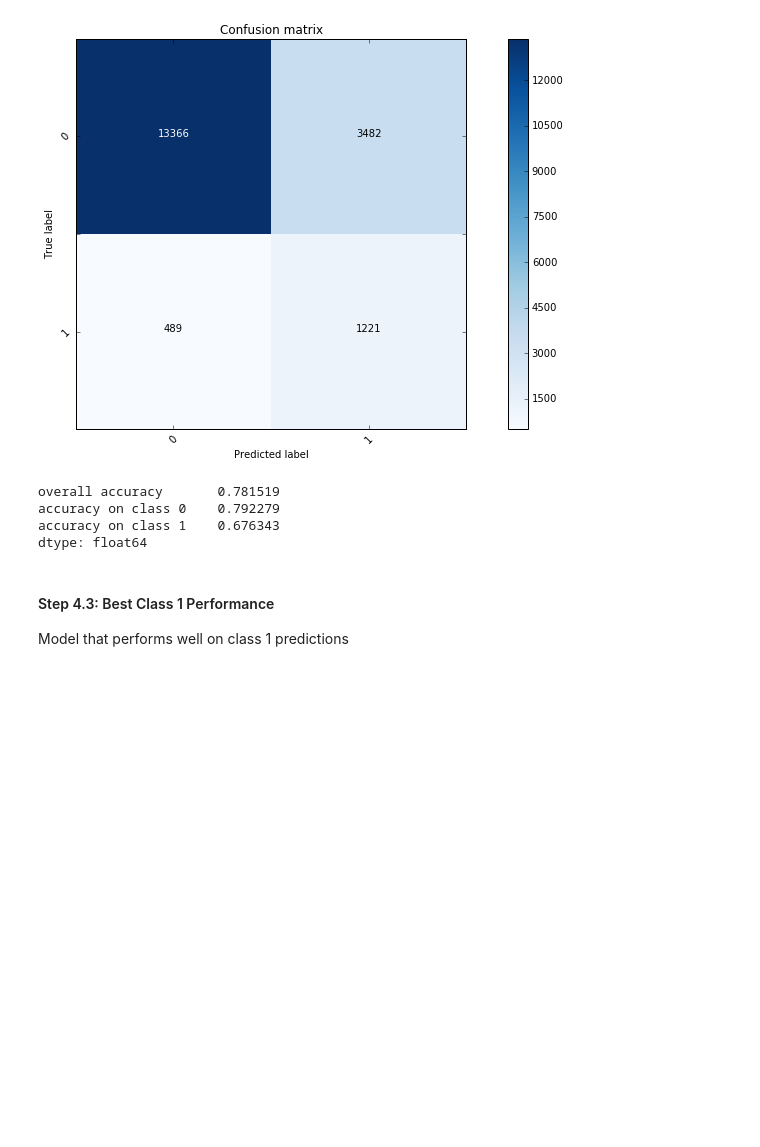
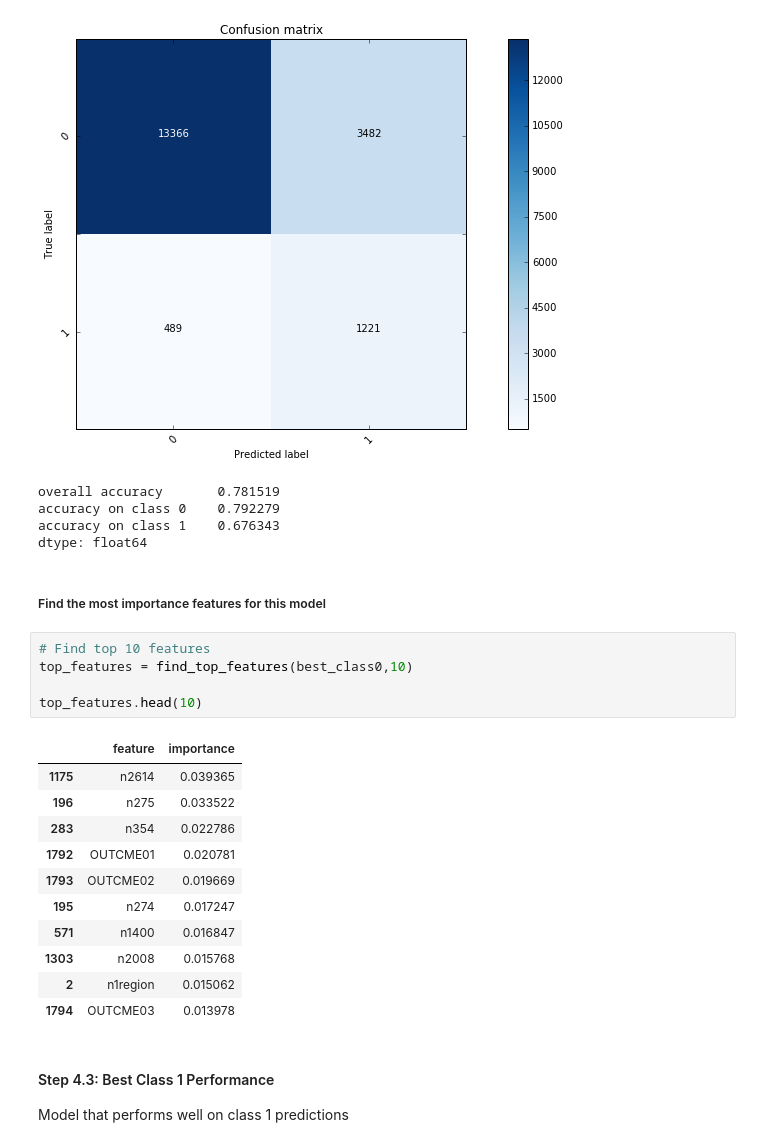
Before and after one commit to harvard-team-pivot/epilepsy-prediction, a Jupyter notebook: docs/ipynb/40_model_03.ipynb, the cells around one changed output. Saved outputs shown, nothing was run; the diff lists cells and outputs as text; blank space fills up the shorter version.

```diff
--- a/docs/ipynb/40_model_03.ipynb
+++ b/docs/ipynb/40_model_03.ipynb
@@ -114,6 +143,25 @@ overall accuracy       0.781519
 accuracy on class 0    0.792279
 accuracy on class 1    0.676343
 dtype: float64
+# %% [markdown]
+##### Find the most importance features for this model
+# %%
+# Find top 10 features
+top_features = find_top_features(best_class0,10)
+
+top_features.head(10)
+# %% [output]
+|  | feature | importance |
+| 1175 | n2614 | 0.039365 |
+| 196 | n275 | 0.033522 |
+| 283 | n354 | 0.022786 |
+| 1792 | OUTCME01 | 0.020781 |
+| 1793 | OUTCME02 | 0.019669 |
+| 195 | n274 | 0.017247 |
+| 571 | n1400 | 0.016847 |
+| 1303 | n2008 | 0.015768 |
+| 2 | n1region | 0.015062 |
+| 1794 | OUTCME03 | 0.013978 |
 # %% [markdown]
 #### Step 4.3: Best Class 1 Performance
 
```
Also changed, not shown: parts of 5 cells of this notebook, 3 other files.
